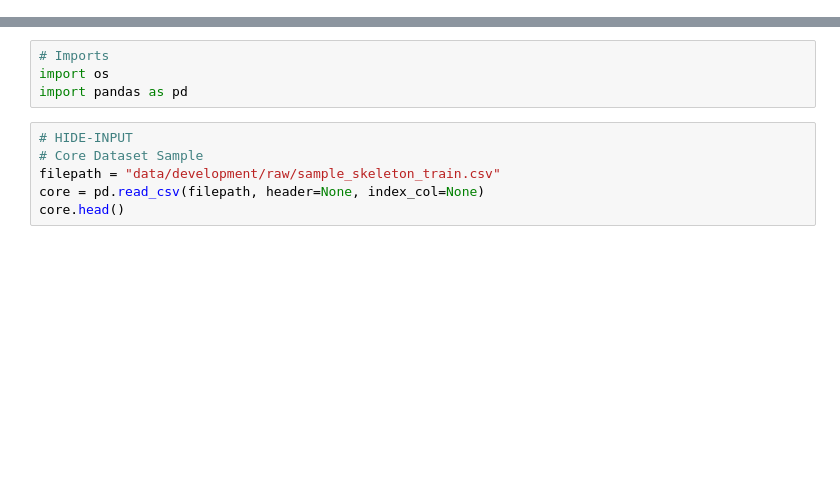
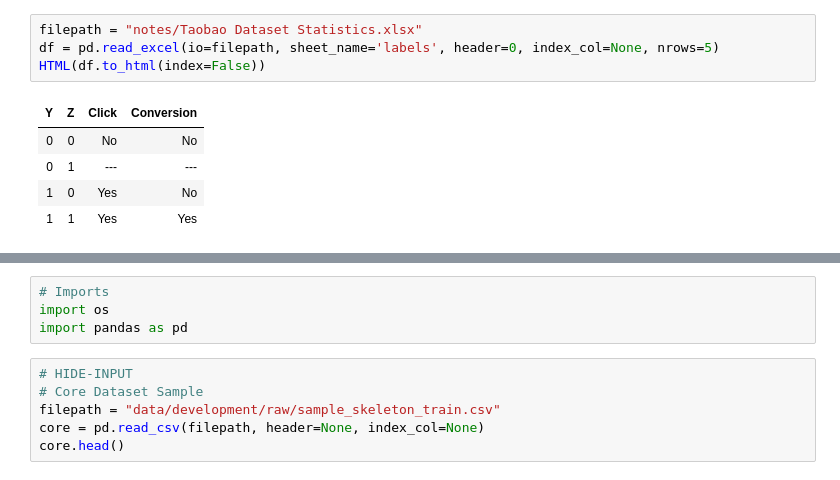
Before and after one commit to john-james-ai/DeepCVR, a Jupyter notebook: jbook/2_data/1_introduction.ipynb, the cells around one changed output, grey strips where cells are left out. Drawn from its saved outputs; the diff is of its cells as text; blank space fills up the shorter version.

```diff
--- a/jbook/2_data/1_introduction.ipynb
+++ b/jbook/2_data/1_introduction.ipynb
@@ -5 +37,11 @@ os.chdir(home)
+# %%
+filepath = "notes/Taobao Dataset Statistics.xlsx"
+df = pd.read_excel(io=filepath, sheet_name='labels', header=0, index_col=None, nrows=5)
+HTML(df.to_html(index=False))
+# %% [output]
+| Y | Z | Click | Conversion |
+| 0 | 0 | No | No |
+| 0 | 1 | --- | --- |
+| 1 | 0 | Yes | No |
+| 1 | 1 | Yes | Yes |
 # %% [markdown]
```
Also changed, not shown: parts of 4 cells of this notebook, 27 other files.
